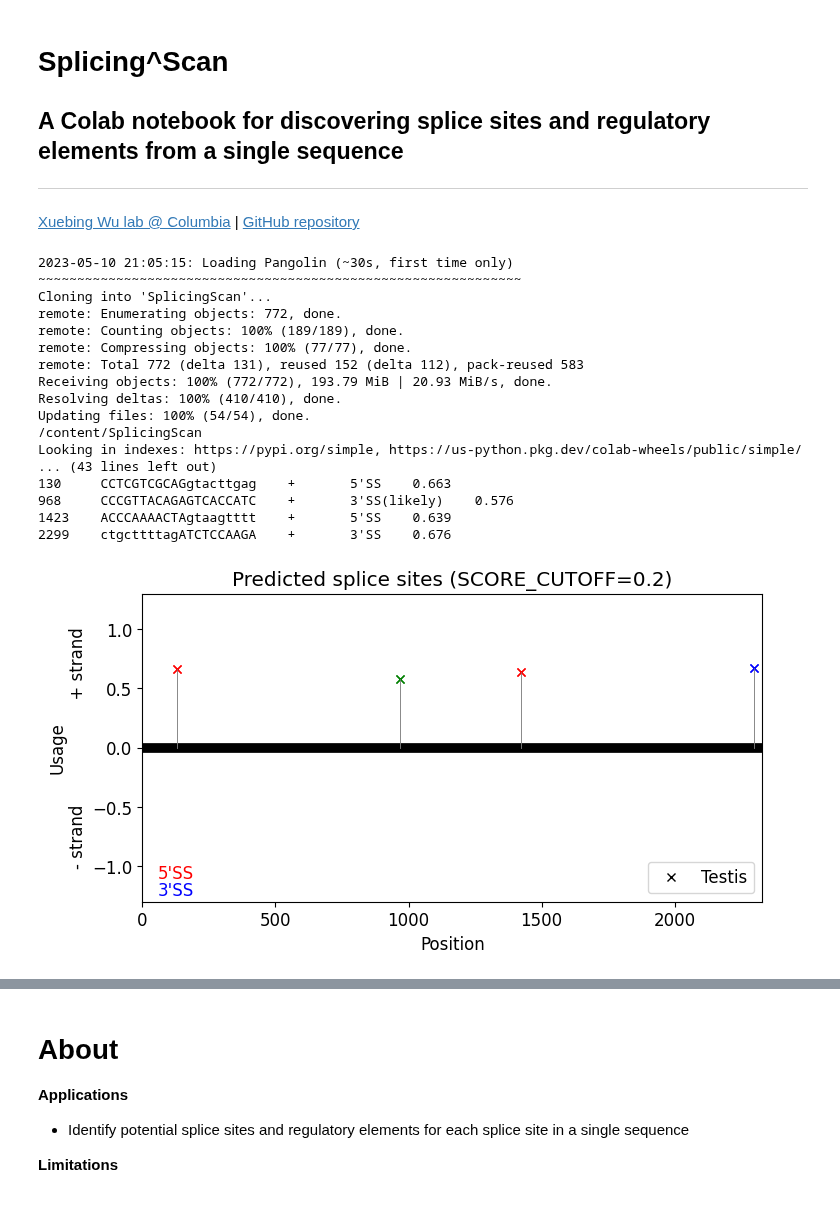
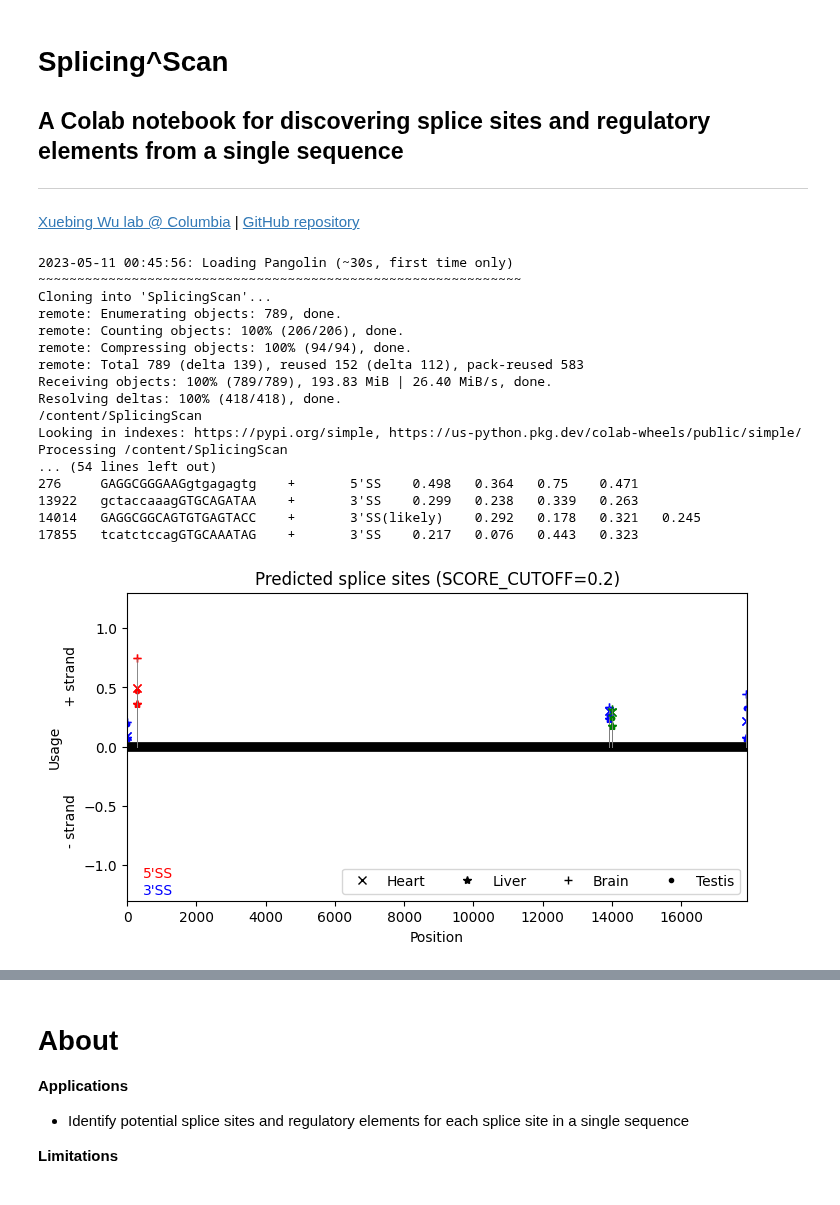
Before and after one commit to xuebingwu/Pangolin, a Jupyter notebook: splicingScan.ipynb, the cells around one changed output, grey strips where cells are left out. Saved outputs shown, nothing was run; the diff lists cells and outputs as text; code cells hidden in the pictures.

```diff
--- a/splicingScan.ipynb
+++ b/splicingScan.ipynb
@@ -36,10 +36,14 @@ SCORE_TYPE = "Usage" #@param ["Usage", "P(splice)"]
 #@markdown - *P(splice)*: predict tissue-specific probability of a site being spliced
 #@markdown - The model trained with testis data is used as it is the most sensititive one.
 
+tissues = ['Heart','Liver','Brain','Testis']
+tissue2model_num = {}
 if SCORE_TYPE == "Usage":
-  model_nums = [7]
+    model_nums = [1,3,5,7]
 else:
-  model_nums = [6]
+    model_nums = [0,2,4,6]
+for i in range(len(model_nums)):
+    tissue2model_num[tissues[i]] = model_nums[i]
 # 0 = Heart, P(splice)
 # 1 = Heart, usage
 # 2 = Liver, P(splice)
@@ -48,8 +52,6 @@ else:
 # 5 = Brain, usage
 # 6 = Testis, P(splice)
 # 7 = Testis, usage
-
-tissues = ['Testis']
 
 # min score
 SCORE_CUTOFF = 0.2 #@param {type:"slider", min:0.01, max:1, step:0.01}
@@ -91,43 +93,43 @@ elif seq == "Paste your sequence or select a sample sequence (default: SRSF3 ski
 else: # user input
   # clean up sequence: upper case, remove space, RNA->DNA
   seq = seq.upper().replace('U','T').replace(' ','')
   # if contains non ACGT letters:
   if not all(char in 'ACGT' for char in seq):
     print("\n\n")
     print('\n'+ bcolors.BOLD +bcolors.FAIL + "WARNING: Your sequence contains non A/C/G/T letters!"+bcolors.ENDC)
     L0  = len(seq)
     seq = re.sub('[^ACGT]+', '', seq)
     L1 = len(seq)
     print(L0-L1,'non A/C/G/T base(s) removed!'+bcolors.ENDC)
     exit()
 
 
 print('\n\n'+ bcolors.BOLD +bcolors.OKBLUE + "OUTPUT"  +bcolors.ENDC)
 
 
 # delete output files from a previous run
 os.system('rm *.pdf *.txt *.zip')
 
 sites, models = predict_splice_sites(seq,model_nums,SCORE_TYPE,SCORE_CUTOFF,tissues)
 # %% [output]
-2023-05-10 21:05:15: Loading Pangolin (~30s, first time only)
+2023-05-11 00:45:56: Loading Pangolin (~30s, first time only)
 ~~~~~~~~~~~~~~~~~~~~~~~~~~~~~~~~~~~~~~~~~~~~~~~~~~~~~~~~~~~~~~
 Cloning into 'SplicingScan'...
-remote: Enumerating objects: 772, done.
-remote: Counting objects: 100% (189/189), done.
-remote: Compressing objects: 100% (77/77), done.
-remote: Total 772 (delta 131), reused 152 (delta 112), pack-reused 583
-Receiving objects: 100% (772/772), 193.79 MiB | 20.93 MiB/s, done.
-Resolving deltas: 100% (410/410), done.
-Updating files: 100% (54/54), done.
+remote: Enumerating objects: 789, done.
+remote: Counting objects: 100% (206/206), done.
+remote: Compressing objects: 100% (94/94), done.
+remote: Total 789 (delta 139), reused 152 (delta 112), pack-reused 583
+Receiving objects: 100% (789/789), 193.83 MiB | 26.40 MiB/s, done.
+Resolving deltas: 100% (418/418), done.
 /content/SplicingScan
 Looking in indexes: https://pypi.org/simple, https://us-python.pkg.dev/colab-wheels/public/simple/
-... (43 lines left out)
-130     CCTCGTCGCAGgtacttgag    +       5'SS    0.663
-968     CCCGTTACAGAGTCACCATC    +       3'SS(likely)    0.576
-1423    ACCCAAAACTAgtaagtttt    +       5'SS    0.639
-2299    ctgcttttagATCTCCAAGA    +       3'SS    0.676
+Processing /content/SplicingScan
+... (54 lines left out)
+276     GAGGCGGGAAGgtgagagtg    +       5'SS    0.498   0.364   0.75    0.471
+13922   gctaccaaagGTGCAGATAA    +       3'SS    0.299   0.238   0.339   0.263
+14014   GAGGCGGCAGTGTGAGTACC    +       3'SS(likely)    0.292   0.178   0.321   0.245
+17855   tcatctccagGTGCAAATAG    +       3'SS    0.217   0.076   0.443   0.323
-[figure, old version]
+[figure, new version]
 # %%
 
 #@title Step 2: Discover regulatory elements
```
Also changed, not shown: parts of 1 cell of this notebook.
